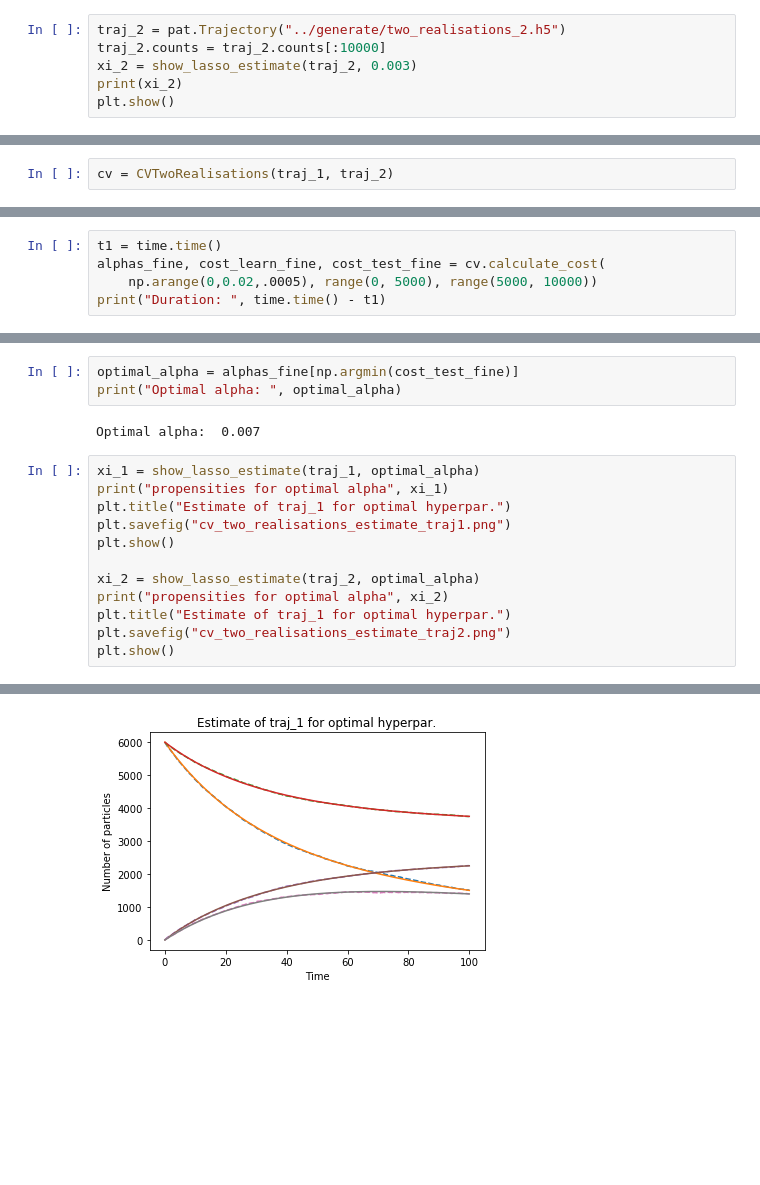
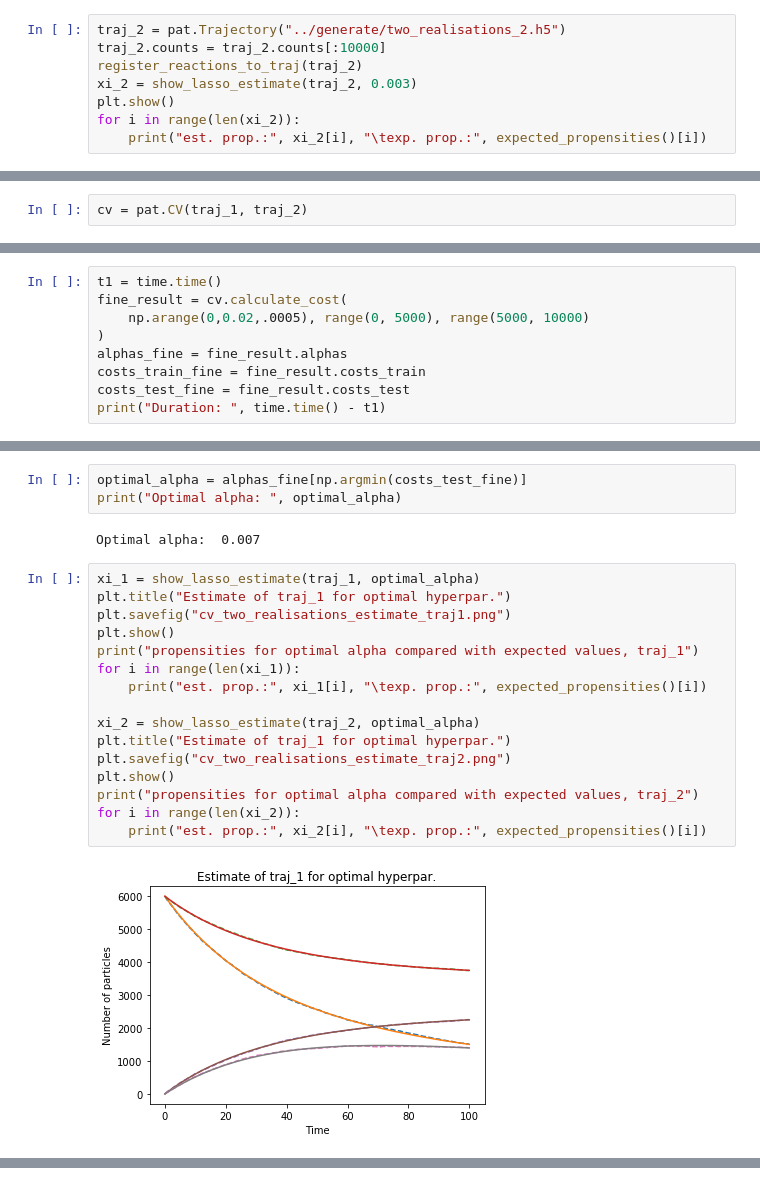
Before and after one commit to readdy/readdy_learn, a Jupyter notebook: analyze/cross_validate_two_realisations.ipynb, the cells around one changed output, grey strips where cells are left out. Drawn from its saved outputs; the diff is of its cells as text; blank space fills up the shorter version.

Commit message:
cv two realisations update

```diff
--- a/analyze/cross_validate_two_realisations.ipynb
+++ b/analyze/cross_validate_two_realisations.ipynb
@@ -87,8 +66,10 @@ max counts = 6000.0, min nonzero counts = 2.0
 # %%
 traj_2 = pat.Trajectory("../generate/two_realisations_2.h5")
 traj_2.counts = traj_2.counts[:10000]
+register_reactions_to_traj(traj_2)
 xi_2 = show_lasso_estimate(traj_2, 0.003)
-print(xi_2)
 plt.show()
+for i in range(len(xi_2)):
+    print("est. prop.:", xi_2[i], "\texp. prop.:", expected_propensities()[i])
 # %% [output]
 max counts = 8000.0, min nonzero counts = 1.0
@@ -98,6 +83,6 @@ max counts = 8000.0, min nonzero counts = 1.0
 # %% [markdown]
 ## Cross validate traj_1 and traj_2 to find optimal hyperparameter $\hat{\alpha}$
 # %%
-cv = CVTwoRealisations(traj_1, traj_2)
+cv = pat.CV(traj_1, traj_2)
 # %%
 t1 = time.time()
@@ -116,6 +109,10 @@ Duration:  207.7858920097351
 # %%
 t1 = time.time()
-alphas_fine, cost_learn_fine, cost_test_fine = cv.calculate_cost(
-    np.arange(0,0.02,.0005), range(0, 5000), range(5000, 10000))
+fine_result = cv.calculate_cost(
+    np.arange(0,0.02,.0005), range(0, 5000), range(5000, 10000)
+)
+alphas_fine = fine_result.alphas
+costs_train_fine = fine_result.costs_train
+costs_test_fine = fine_result.costs_test
 print("Duration: ", time.time() - t1)
 # %% [output]
@@ -134,20 +131,25 @@ plt.show()
 # %% [output]
 [figure]
 # %%
-optimal_alpha = alphas_fine[np.argmin(cost_test_fine)]
+optimal_alpha = alphas_fine[np.argmin(costs_test_fine)]
 print("Optimal alpha: ", optimal_alpha)
 # %% [output]
 Optimal alpha:  0.007
 # %%
 xi_1 = show_lasso_estimate(traj_1, optimal_alpha)
-print("propensities for optimal alpha", xi_1)
 plt.title("Estimate of traj_1 for optimal hyperpar.")
 plt.savefig("cv_two_realisations_estimate_traj1.png")
 plt.show()
+print("propensities for optimal alpha compared with expected values, traj_1")
+for i in range(len(xi_1)):
+    print("est. prop.:", xi_1[i], "\texp. prop.:", expected_propensities()[i])
 
 xi_2 = show_lasso_estimate(traj_2, optimal_alpha)
-print("propensities for optimal alpha", xi_2)
 plt.title("Estimate of traj_1 for optimal hyperpar.")
 plt.savefig("cv_two_realisations_estimate_traj2.png")
 plt.show()
+print("propensities for optimal alpha compared with expected values, traj_2")
+for i in range(len(xi_2)):
+    print("est. prop.:", xi_2[i], "\texp. prop.:", expected_propensities()[i])
 # %% [output]
+[figure]
@@ -158 +162,0 @@ propensities for optimal alpha [  9.86332379e-07   1.01068368e-06   0.00000000e+
-[figure]
```
Also changed, not shown: parts of 10 cells of this notebook.
